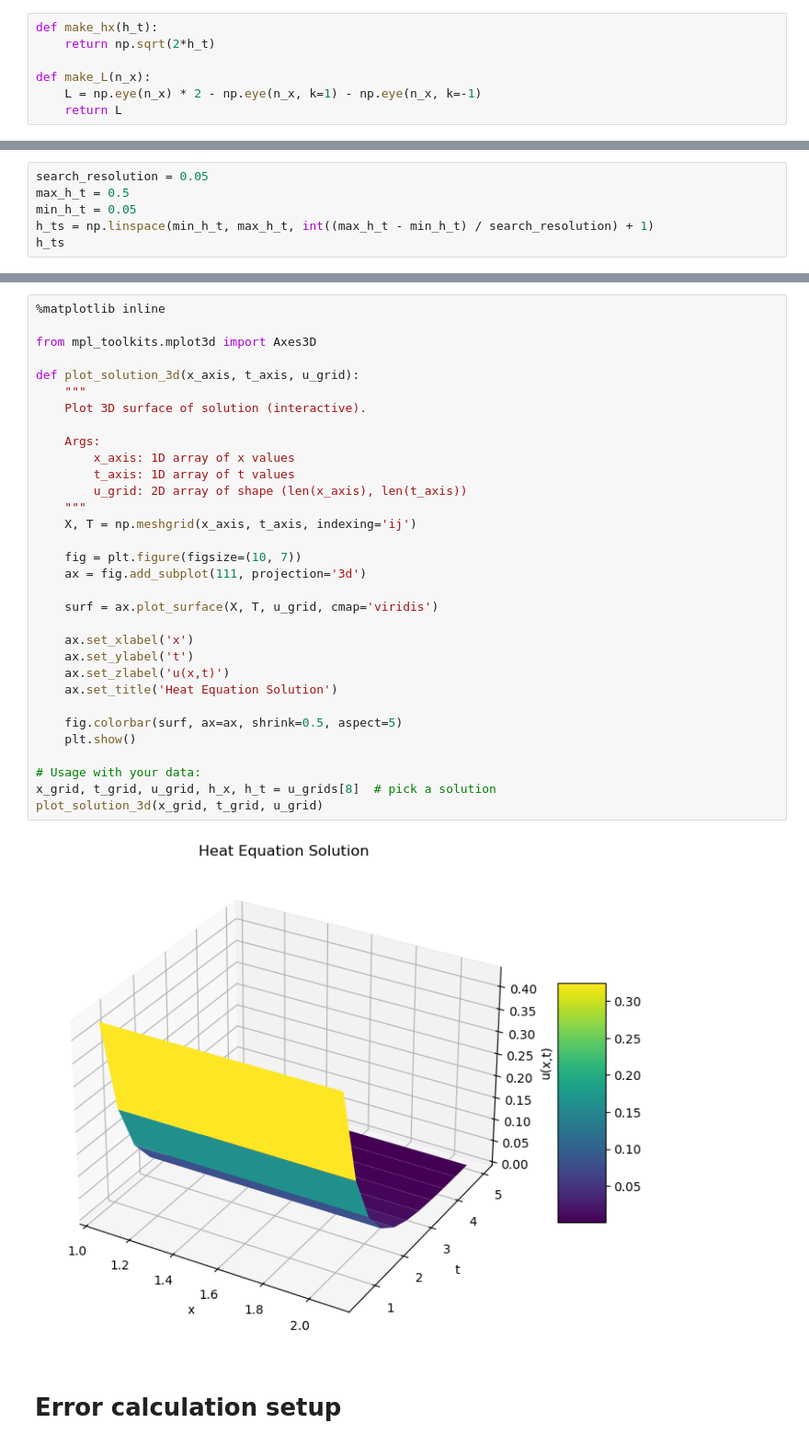
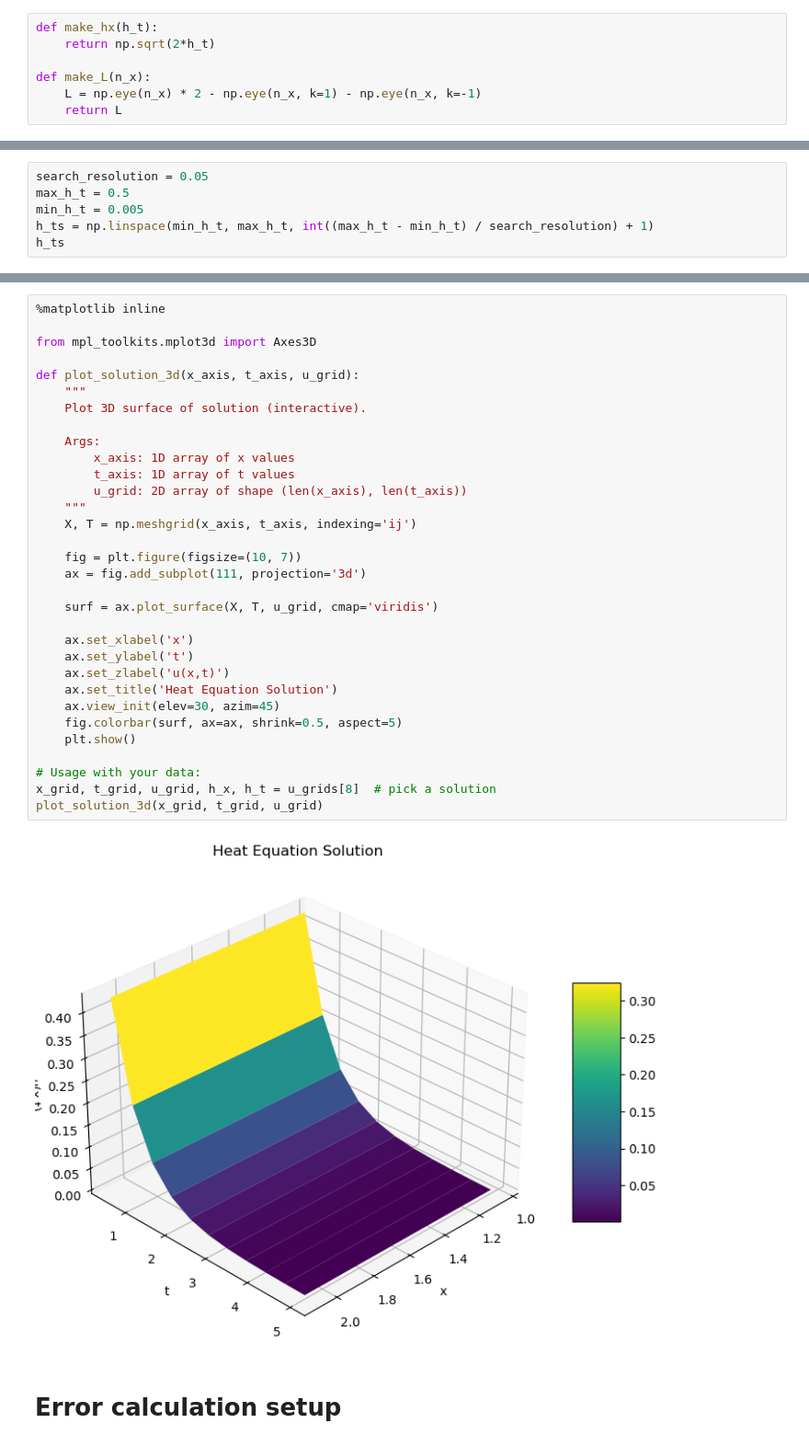
Before and after one commit to FoyerD/num_pde, a Jupyter notebook: hw1/q4.ipynb, the cells around one changed output, grey strips where cells are left out. Shown: that part at 92% size. Saved outputs shown, nothing was run; the diff lists cells and outputs as text.

```diff
--- a/hw1/q4.ipynb
+++ b/hw1/q4.ipynb
@@ -26,7 +22,7 @@ print(make_L(1))
 # %%
 search_resolution = 0.05
 max_h_t = 0.5
-min_h_t = 0.05
+min_h_t = 0.005
 h_ts = np.linspace(min_h_t, max_h_t, int((max_h_t - min_h_t) / search_resolution) + 1)
 h_ts
 # %% [output]
@@ -71,35 +68,35 @@ h_t: 0.5, h_x: 1.0
 
 from mpl_toolkits.mplot3d import Axes3D
 
 def plot_solution_3d(x_axis, t_axis, u_grid):
     """
     Plot 3D surface of solution (interactive).
 
     Args:
         x_axis: 1D array of x values
         t_axis: 1D array of t values
         u_grid: 2D array of shape (len(x_axis), len(t_axis))
     """
     X, T = np.meshgrid(x_axis, t_axis, indexing='ij')
 
     fig = plt.figure(figsize=(10, 7))
     ax = fig.add_subplot(111, projection='3d')
 
     surf = ax.plot_surface(X, T, u_grid, cmap='viridis')
 
     ax.set_xlabel('x')
     ax.set_ylabel('t')
     ax.set_zlabel('u(x,t)')
     ax.set_title('Heat Equation Solution')
-
+    ax.view_init(elev=30, azim=45)
     fig.colorbar(surf, ax=ax, shrink=0.5, aspect=5)
     plt.show()
 
 # Usage with your data:
 x_grid, t_grid, u_grid, h_x, h_t = u_grids[8]  # pick a solution
 plot_solution_3d(x_grid, t_grid, u_grid)
 # %% [output]
-[figure, old version]
+[figure, new version]
 # %% [markdown]
 # Error calculation setup
 # %%
```
Also changed, not shown: parts of 9 cells of this notebook.
